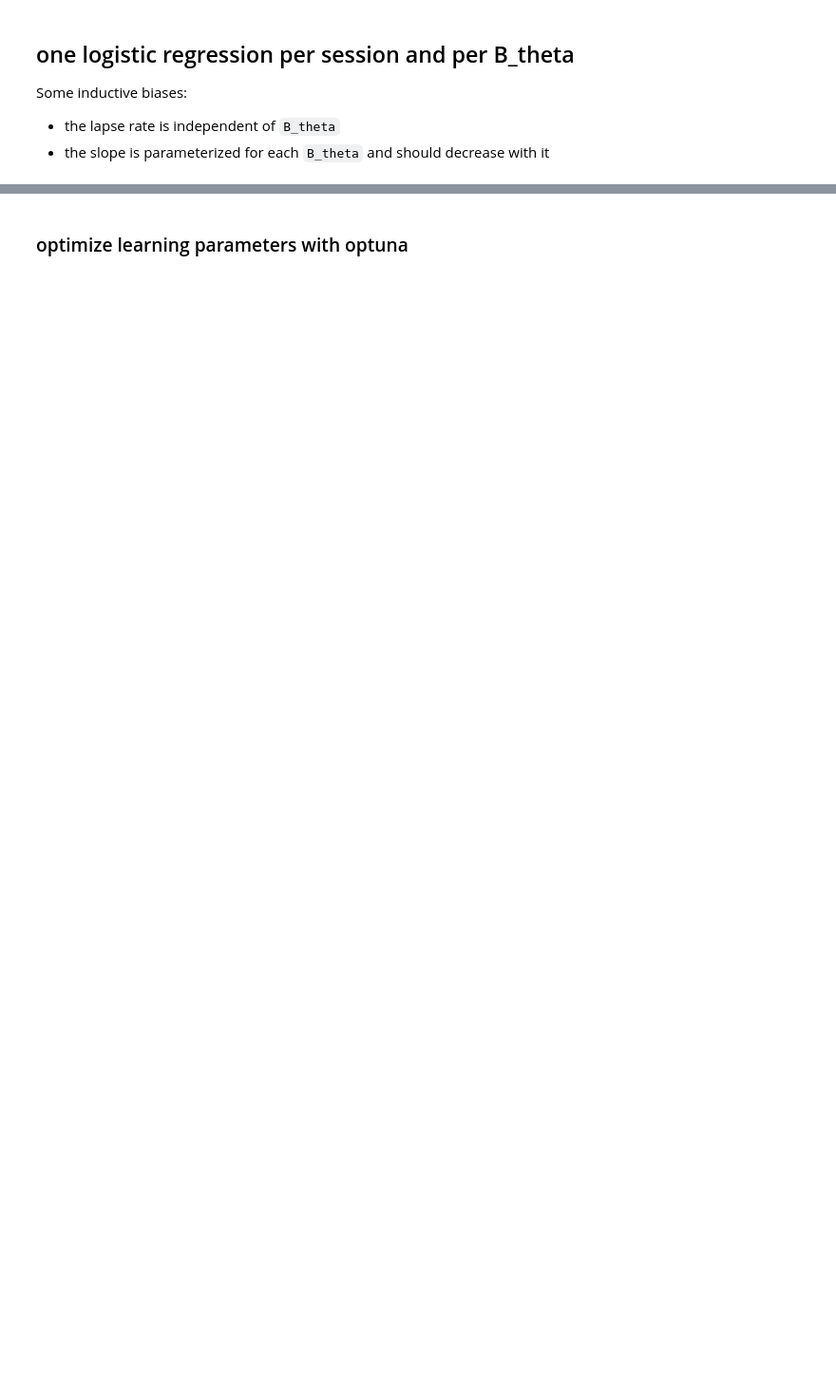
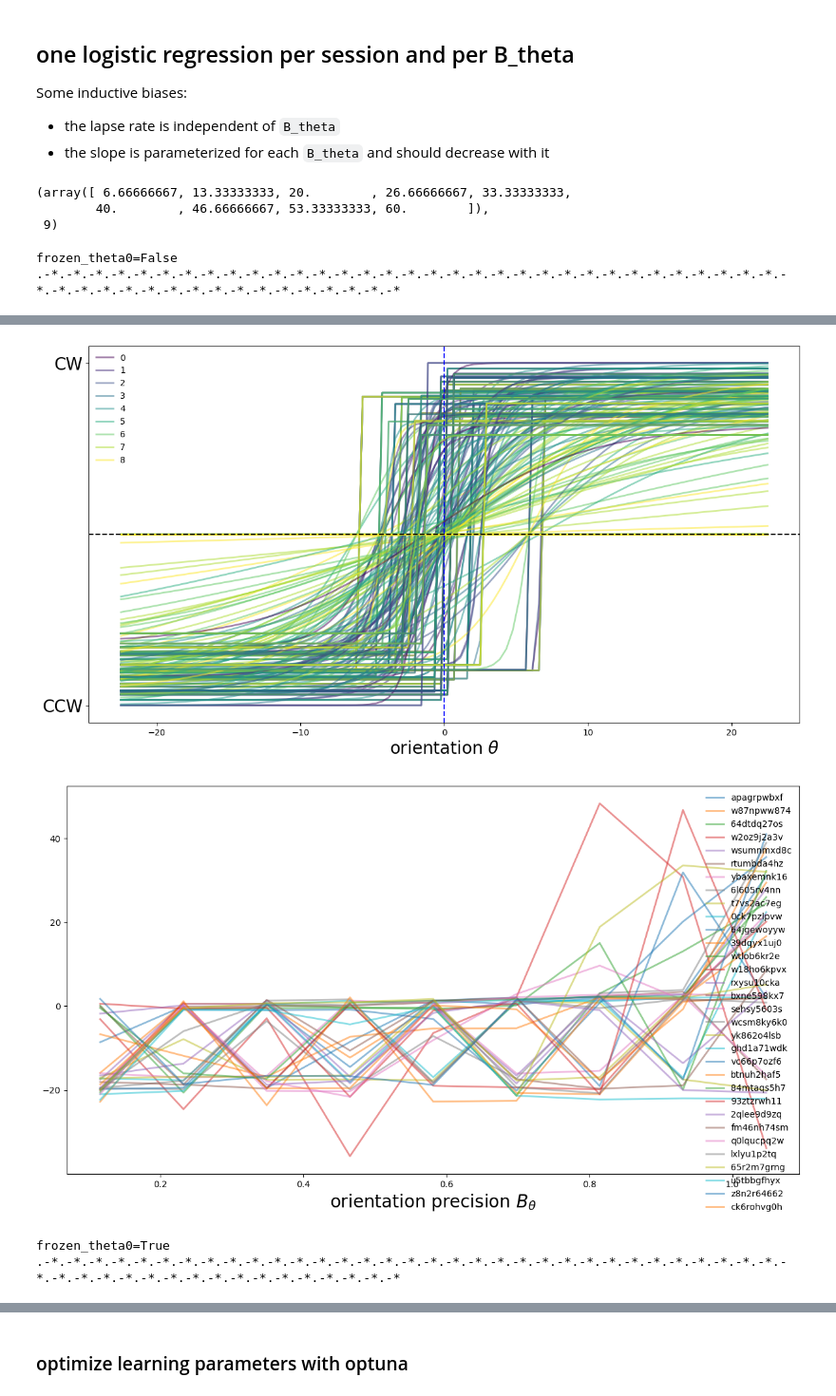
Before and after one commit to laurentperrinet/OEiL_OrientationPrecision, a Jupyter notebook: experiment1_fit-i_B_theta.ipynb, the cells around one changed output, grey strips where cells are left out. Shown at 95% size. Saved outputs shown, nothing was run; the diff lists cells and outputs as text; code cells hidden in the pictures; blank space fills up the shorter version.

```diff
--- a/experiment1_fit-i_B_theta.ipynb
+++ b/experiment1_fit-i_B_theta.ipynb
@@ -21,14 +32,26 @@ B_thetas
+# %%
+theta_trials = np.array(parameters['theta'])*180/np.pi
+theta_max = theta_trials.max()
+i_B_theta_trials = np.array(parameters['i_B_theta'])
+B_thetas = np.sort(np.array(parameters['B_theta'].unique()))*180/np.pi
+B_thetas, len(B_thetas)
+# %% [output]
+(array([ 6.66666667, 13.33333333, 20.        , 26.66666667, 33.33333333,
+        40.        , 46.66666667, 53.33333333, 60.        ]),
+ 9)
 # %%
 # Best params:  {'batch_size': 11, 'etab1': 0.00809674756441486, 'etab2': 7.316329267880158e-05, 'learning_rate': 0.0034469777956771435, 'amsgrad': False, 'logit0': -3.0899047872305645, 'log_wt': -2.0385721992893386}
+# Best params:  {'batch_size': 2, 'etab1': 0.021231015043172954, 'etab2': 2.2279395195458774e-05, 'learning_rate': 0.005893783241341296, 'amsgrad': True, 'logit0': -1.8636329895619623, 'log_wt': -1.9251590800881406}
+# Best params: {'batch_size': 24, 'etab1': 0.00857849501562565, 'etab2': 1.0409114152035763e-05, 'learning_rate': 0.0745990192922949, 'amsgrad': True, 'logit0': -0.08218706436646056, 'log_wt': -0.518831161760116}
+# Best value: 0.516 at 2025-03-18 08:42:49
 
-
-num_epochs = 2 ** 9 + 1
-learning_rate = 0.003
-etab1, etab2 = 0.01, 5e-5
-batch_size = 12
+num_epochs = 2 ** 10 + 1
+learning_rate = 0.07
+etab1, etab2 = 0.00857, 1e-5
+batch_size = 24
 amsgrad = True
-logit0 = -2.5
-log_wt = -2.
+logit0 = -.01
+log_wt = -.5
 theta0 = 0.
 frozen_theta0 = True
 # %%
@@ -41,12 +64,11 @@ class LogisticRegressionModel(torch.nn.Module):
         self.theta0 = torch.nn.Parameter(torch.tensor(theta0))
         if frozen_theta0: self.theta0.requires_grad = False
         self.logit0 = torch.nn.Parameter(torch.tensor(logit0))
-        # self.logit0.requires_grad = False # HACK
         self.log_wt = torch.nn.Parameter(torch.tensor(log_wt * torch.ones(len(B_thetas))))
 
     def forward(self, theta, i_B_theta):
-        p0 = torch.sigmoid(self.logit0)
-        output = p0 / 2 + (1 - p0) * torch.sigmoid((theta-self.theta0)/self.log_wt[i_B_theta].exp())
+        p0 = self.logit0.sigmoid()
+        output = p0 / 2. + (1. - p0) * ((theta-self.theta0)/self.log_wt[i_B_theta].exp()).sigmoid()
         return output
 
 def fit_data(
@@ -69,14 +91,6 @@ def fit_data(
     )
 
     total_loss = torch.log(torch.tensor(2)) # criterion(outputs, labels_)
-
-    if torch.cuda.is_available():  # To use the GPU with CUDA (Win/Linux)
-        device = "cuda"
-    elif torch.backends.mps.is_available():  # To use the GPU on MacOS
-        device = "mps"
-        device = "cpu"  # Fallback to use the CPU - my benchmark shows it's actually faster
-    else:
-        device = "cpu"  # Fallback to use the CPU
 
     logistic_model = LogisticRegressionModel(logit0=logit0, log_wt=log_wt, theta0=theta0, frozen_theta0=frozen_theta0)
     logistic_model = logistic_model.to(device)
@@ -120,8 +130,6 @@ x_values = np.linspace(-theta_max, theta_max, 100)[:, None]
 # Create a colormap
 cmap = plt.get_cmap('viridis')
 norm = plt.Normalize(vmin=0, vmax=len(B_thetas) - 1)
-
-
 
 for frozen_theta0 in [False, True]:
 
@@ -139,9 +147,8 @@ for frozen_theta0 in [False, True]:
 
         for i_B_theta in range(len(B_thetas)):
             y_values = logistic_model(torch.Tensor(x_values), (i_B_theta*torch.ones_like(torch.Tensor(x_values)).long())).detach().numpy()
-            color = cmap(norm(i_B_theta))
-            ax.plot(x_values, y_values, color=color, alpha=0.5, lw=2, label=f'{i_B_theta}' if session==list(responses.keys())[0] else None)
-        ax2.plot(B_thetas, logistic_model.log_wt.detach().exp().numpy(), alpha=0.5, lw=2, label=session)
+            ax.plot(x_values, y_values, color=cmap(norm(i_B_theta)), alpha=0.5, lw=2, label=f'{i_B_theta}' if session==list(responses.keys())[0] else None)
+        ax2.plot(B_thetas, logistic_model.log_wt.detach().numpy(), alpha=0.5, lw=2, label=session)
 
     ax.set_xlabel(r"orientation $\theta$", fontsize=20)
     ax.axhline(.5, color='k', linestyle='--')
@@ -152,7 +159,11 @@ for frozen_theta0 in [False, True]:
 
 
     ax2.set_xlabel(r"orientation precision $B_\theta$", fontsize=20)
+    ax2.set_ylabel(r"log slope", fontsize=20)
     ax2.legend(fontsize=10, frameon=False, scatterpoints=6);
 
 
     plt.show();
+# %% [output]
+frozen_theta0=False
+.-*.-*.-*.-*.-*.-*.-*.-*.-*.-*.-*.-*.-*.-*.-*.-*.-*.-*.-*.-*.-*.-*.-*.-*.-*.-*.-*.-*.-*.-*.-*.-*.-*.-*.-*.-*.-*.-*.-*.-*.-*.-*.-*.-*.-*.-*.-*.-*.-*.-*
@@ -158,0 +188,4 @@ for frozen_theta0 in [False, True]:
+[figure, added]
+[figure, added]
+frozen_theta0=True
+.-*.-*.-*.-*.-*.-*.-*.-*.-*.-*.-*.-*.-*.-*.-*.-*.-*.-*.-*.-*.-*.-*.-*.-*.-*.-*.-*.-*.-*.-*.-*.-*.-*.-*.-*.-*.-*.-*.-*.-*.-*.-*.-*.-*.-*.-*.-*.-*.-*.-*
```
Also changed, not shown: parts of 10 cells of this notebook.
